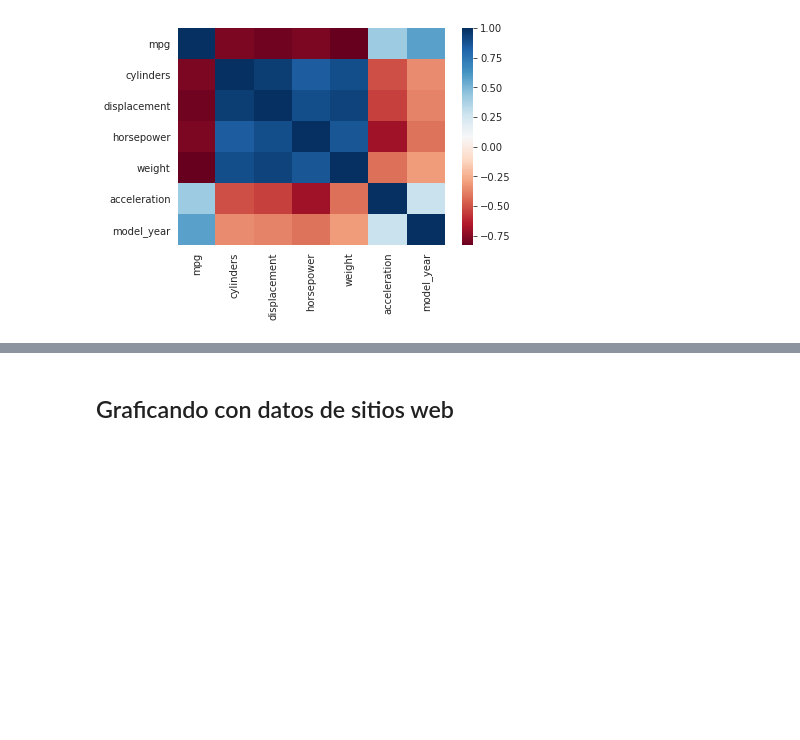
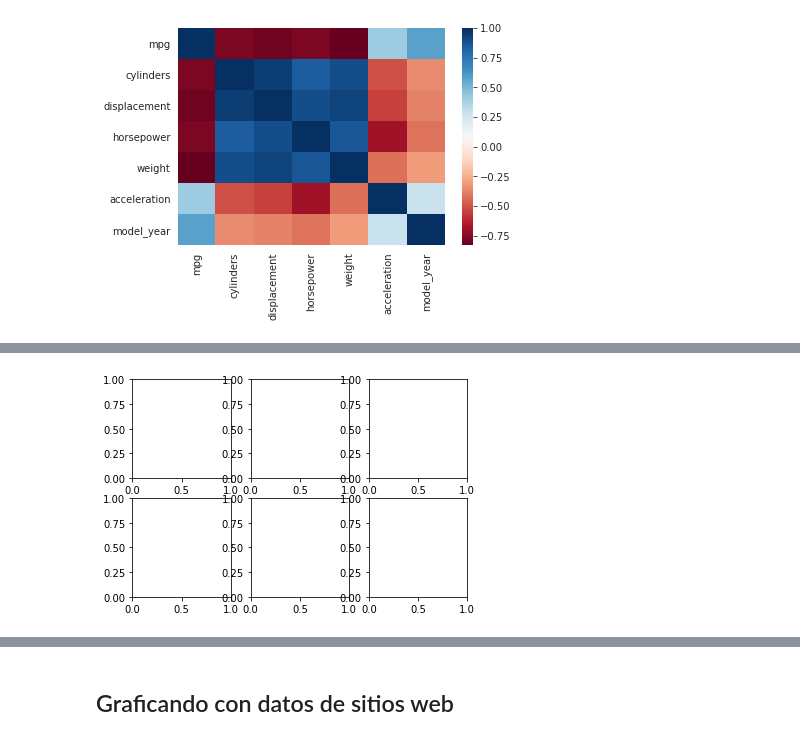
Before and after one commit to edavgaun/Python_Intermedio, a Jupyter notebook: 01_Histograma_y_Grafico_de_dispersion.ipynb, the cells around one changed output, grey strips where cells are left out. Cells and saved outputs as stored; diff of their text form; code cells hidden in the pictures; blank space fills up the shorter version.

```diff
--- a/01_Histograma_y_Grafico_de_dispersion.ipynb
+++ b/01_Histograma_y_Grafico_de_dispersion.ipynb
@@ -135,0 +140,4 @@ plt.show()
+# %%
+fig, ax = plt.subplots(2,3)
+# %% [output]
+[figure, added]
```
Also changed, not shown: parts of 4 cells of this notebook.
